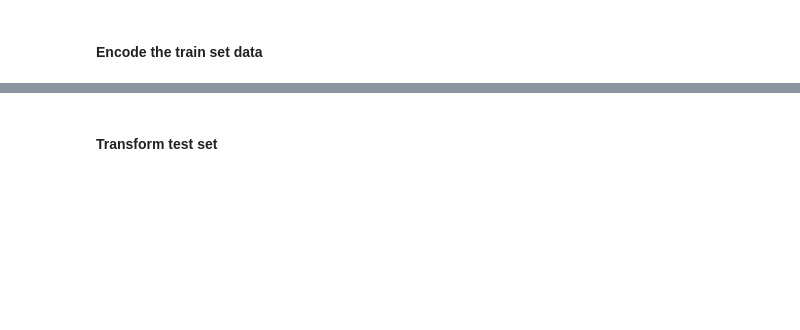
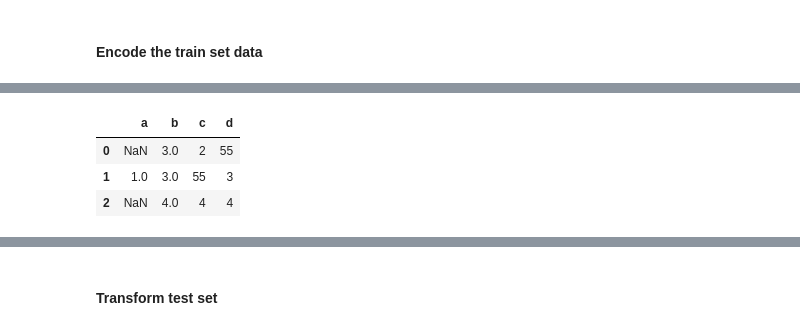
Before and after one commit to ClearScore/diver, a Jupyter notebook: development_area/house-price-demo.ipynb, the cells around one changed output, grey strips where cells are left out. Cells and saved outputs as stored; diff of their text form; code cells hidden in the pictures; blank space fills up the shorter version.

```diff
--- a/development_area/house-price-demo.ipynb
+++ b/development_area/house-price-demo.ipynb
@@ -392,3 +544,10 @@ from dataset_conditioner import FullEncoder
+# %%
+f2
+# %% [output]
+|  | a | b | c | d |
+| 0 | NaN | 3.0 | 2 | 55 |
+| 1 | 1.0 | 3.0 | 55 | 3 |
+| 2 | NaN | 4.0 | 4 | 4 |
 # %%
 # Instantiate FullEncoder object
 enc = FullEncoder()
```
Also changed, not shown: parts of 23 cells of this notebook, 1 other file.
